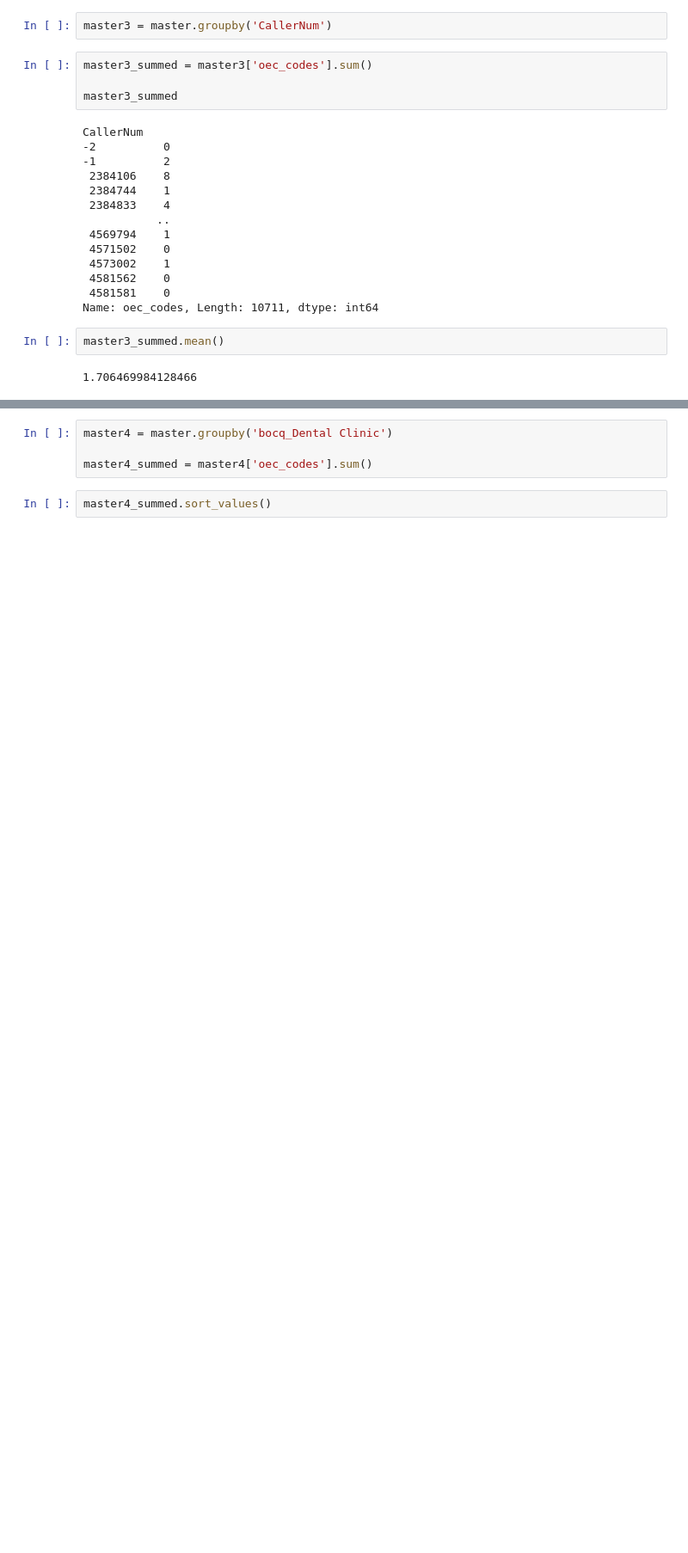
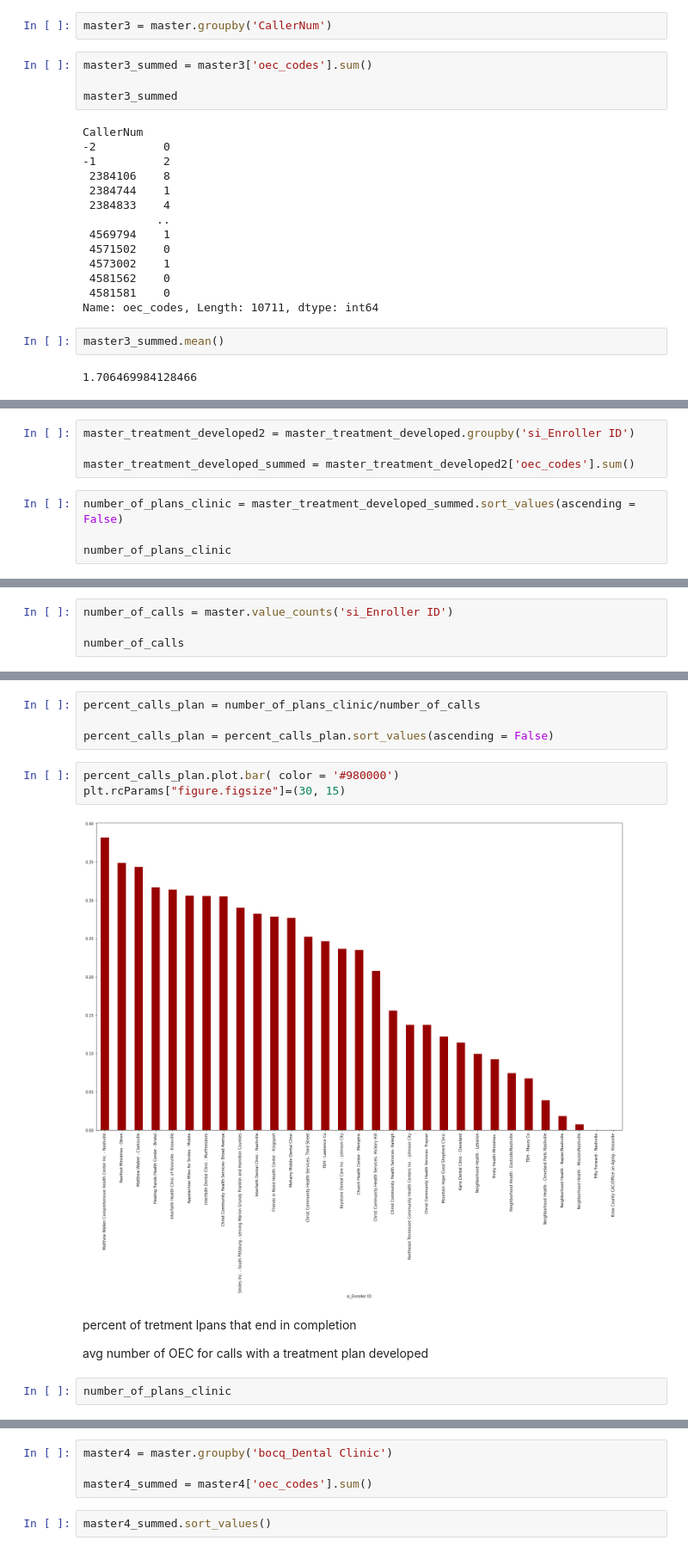
Before and after one commit to Jmiah789/smile-on-get_tootha_choppa, a Jupyter notebook: notebooks/1_cleanup.ipynb, the cells around one changed output, grey strips where cells are left out. Shown at 86% size. Saved outputs shown, nothing was run; the diff lists cells and outputs as text; blank space fills up the shorter version.

```diff
--- a/notebooks/1_cleanup.ipynb
+++ b/notebooks/1_cleanup.ipynb
@@ -626,0 +656,8 @@ master3_summed.mean()
+# %%
+master_treatment_developed2 = master_treatment_developed.groupby('si_Enroller ID')
+
+master_treatment_developed_summed = master_treatment_developed2['oec_codes'].sum()
+# %%
+number_of_plans_clinic = master_treatment_developed_summed.sort_values(ascending = False)
+
+number_of_plans_clinic
@@ -626,0 +682,4 @@ master3_summed.mean()
+# %%
+number_of_calls = master.value_counts('si_Enroller ID')
+
+number_of_calls
@@ -626,0 +704,15 @@ master3_summed.mean()
+# %%
+percent_calls_plan = number_of_plans_clinic/number_of_calls
+
+percent_calls_plan = percent_calls_plan.sort_values(ascending = False)
+# %%
+percent_calls_plan.plot.bar( color = '#980000')
+plt.rcParams["figure.figsize"]=(30, 15)
+# %% [output]
+[figure, added]
+# %% [markdown]
+percent of tretment lpans that end in completion
+
+avg number of OEC for calls with a treatment plan developed
+# %%
+number_of_plans_clinic
```
Also changed, not shown: parts of 19 cells of this notebook.
